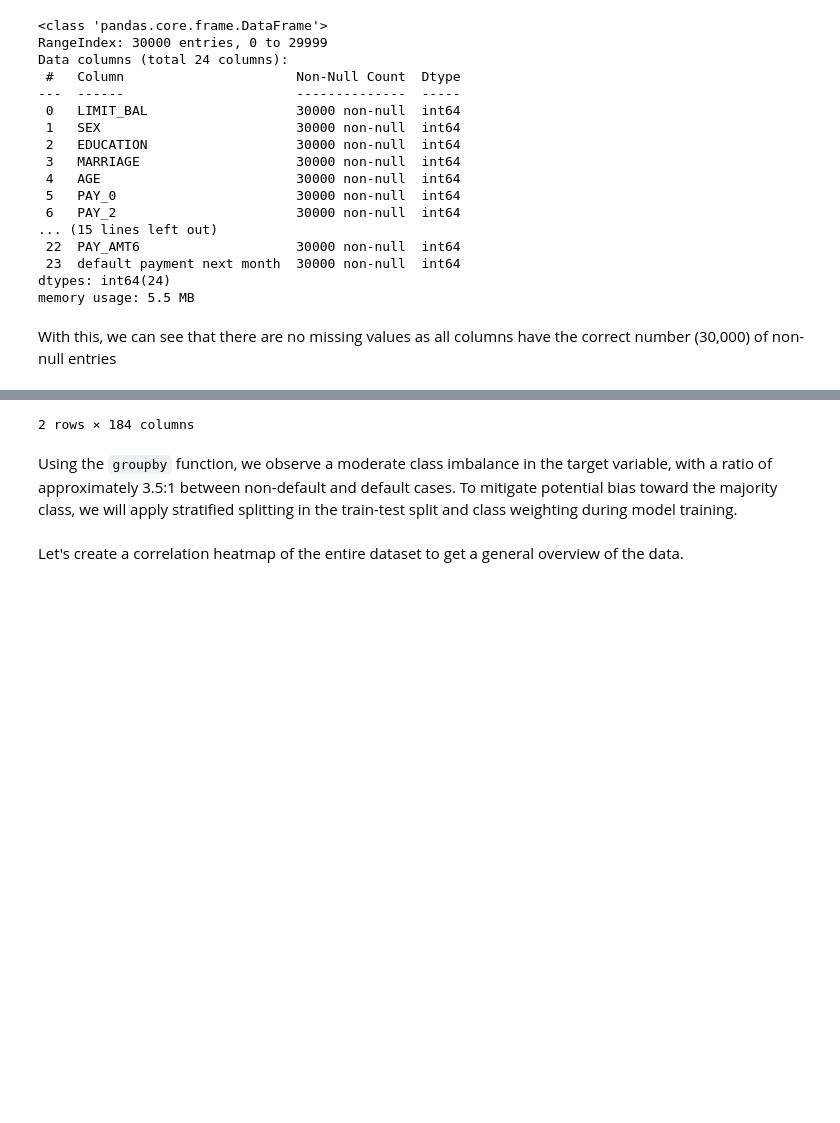
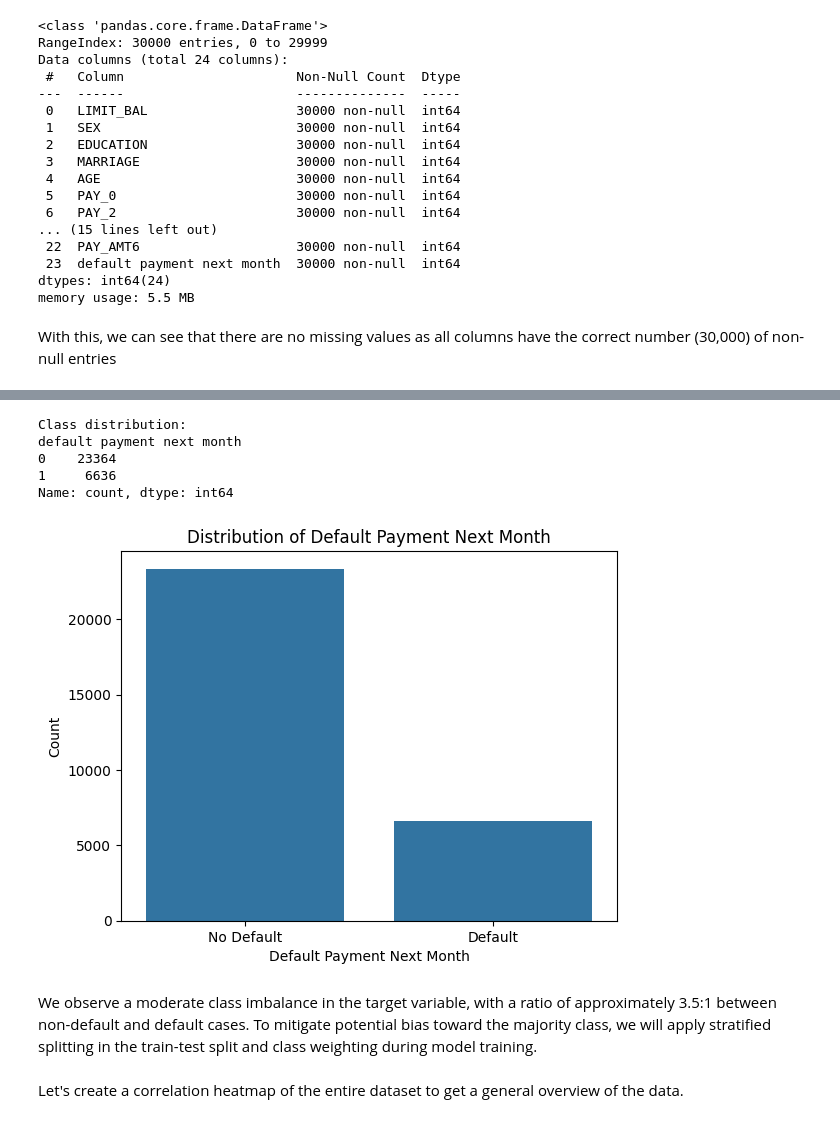
Before and after one commit to kelliekaw/credit-risk-prediction, a Jupyter notebook: credit_risk_prediction.ipynb, the cells around one changed output, grey strips where cells are left out. Saved outputs shown, nothing was run; the diff lists cells and outputs as text; code cells hidden in the pictures; blank space fills up the shorter version.

```diff
--- a/credit_risk_prediction.ipynb
+++ b/credit_risk_prediction.ipynb
@@ -243,5 +243,13 @@ memory usage: 5.5 MB
 # %% [markdown]
 With this, we can see that there are no missing values as all columns have the correct number (30,000) of non-null entries
 # %%
-df.groupby('default payment next month').describe()
+print("Class distribution:")
+print(df['default payment next month'].value_counts())
+
+sns.countplot(x='default payment next month', data=df)
+plt.title('Distribution of Default Payment Next Month')
+plt.xlabel('Default Payment Next Month')
+plt.ylabel('Count')
+plt.xticks([0, 1], ['No Default', 'Default'])
+plt.show()
 # %% [output]
@@ -253,6 +256,11 @@ df.groupby('default payment next month').describe()
-2 rows × 184 columns
+Class distribution:
+default payment next month
+0    23364
+1     6636
+Name: count, dtype: int64
+[figure, added]
 # %% [markdown]
-Using the `groupby` function, we observe a moderate class imbalance in the target variable, with a ratio of approximately 3.5:1 between non-default and default cases. To mitigate potential bias toward the majority class, we will apply stratified splitting in the train-test split and class weighting during model training.
+We observe a moderate class imbalance in the target variable, with a ratio of approximately 3.5:1 between non-default and default cases. To mitigate potential bias toward the majority class, we will apply stratified splitting in the train-test split and class weighting during model training.
 # %% [markdown]
 Let's create a correlation heatmap of the entire dataset to get a general overview of the data.
 # %%
```
Also changed, not shown: parts of 68 cells of this notebook, 1 other file.
